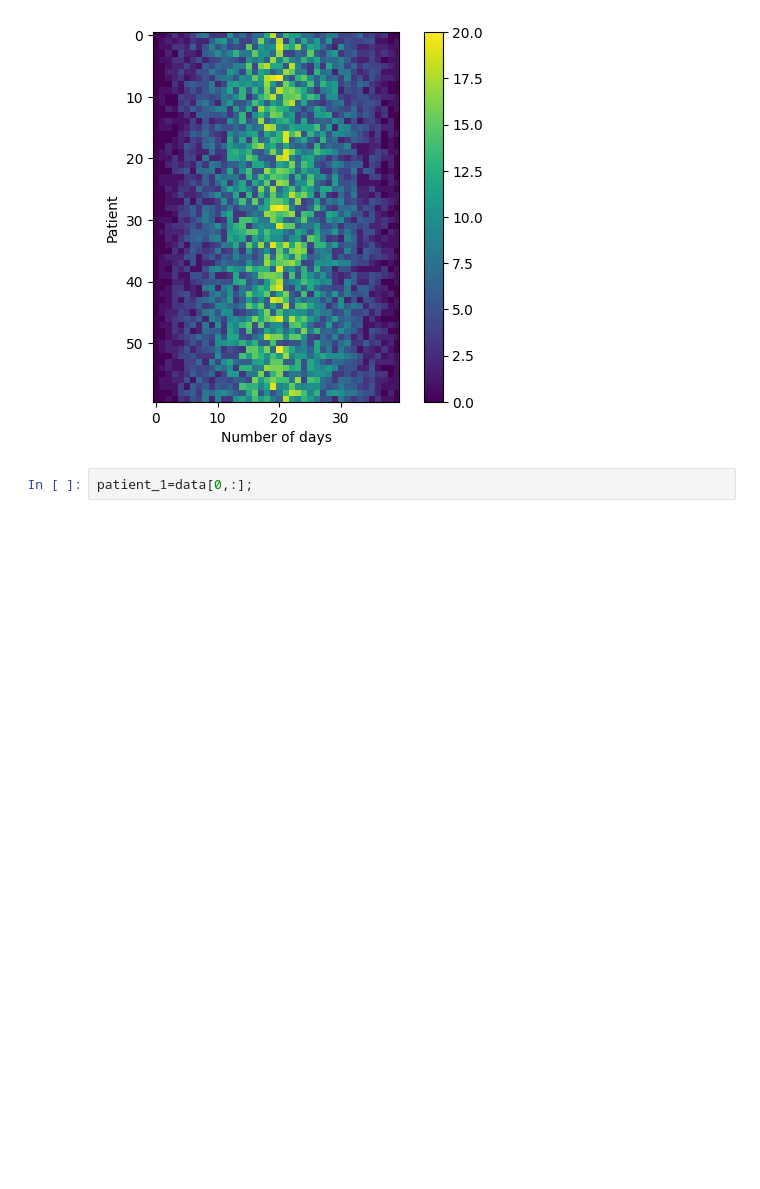
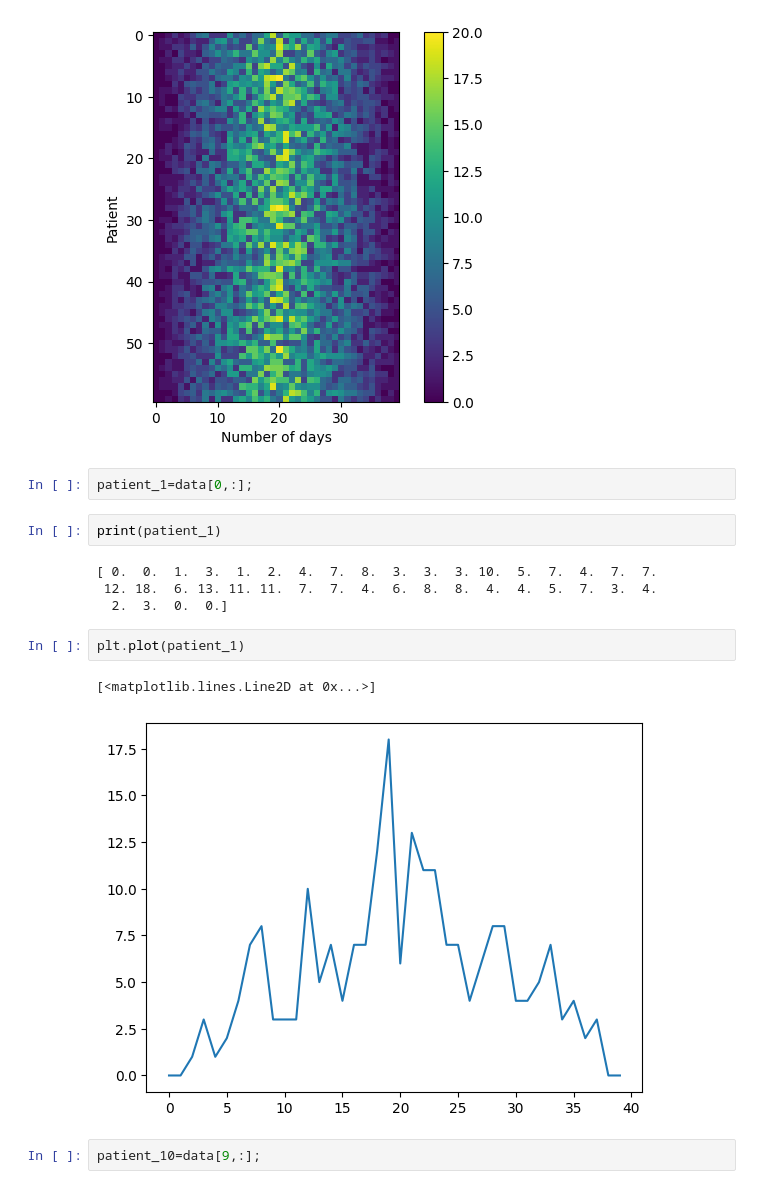
Before and after one commit to Azinkarimzad/phthon_SWC_24, a Jupyter notebook: tst.ipynb, the cells around one changed output. Cells and saved outputs as stored; diff of their text form; blank space fills up the shorter version.

```diff
--- a/tst.ipynb
+++ b/tst.ipynb
@@ -520,3 +520,16 @@ image=plt.imshow(data);plt.xlabel('Number of days');plt.ylabel('Patient');cbar =
 [figure]
 # %%
 patient_1=data[0,:];
+# %%
+print(patient_1)
+# %% [output]
+[ 0.  0.  1.  3.  1.  2.  4.  7.  8.  3.  3.  3. 10.  5.  7.  4.  7.  7.
+ 12. 18.  6. 13. 11. 11.  7.  7.  4.  6.  8.  8.  4.  4.  5.  7.  3.  4.
+  2.  3.  0.  0.]
+# %%
+plt.plot(patient_1)
+# %% [output]
+[<matplotlib.lines.Line2D at 0x...>]
+[figure, added]
+# %%
+patient_10=data[9,:];
```
